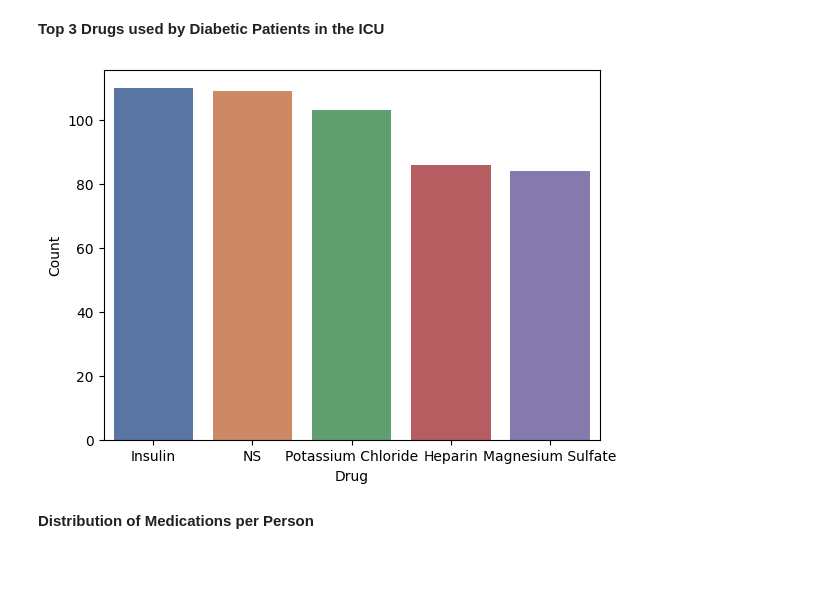
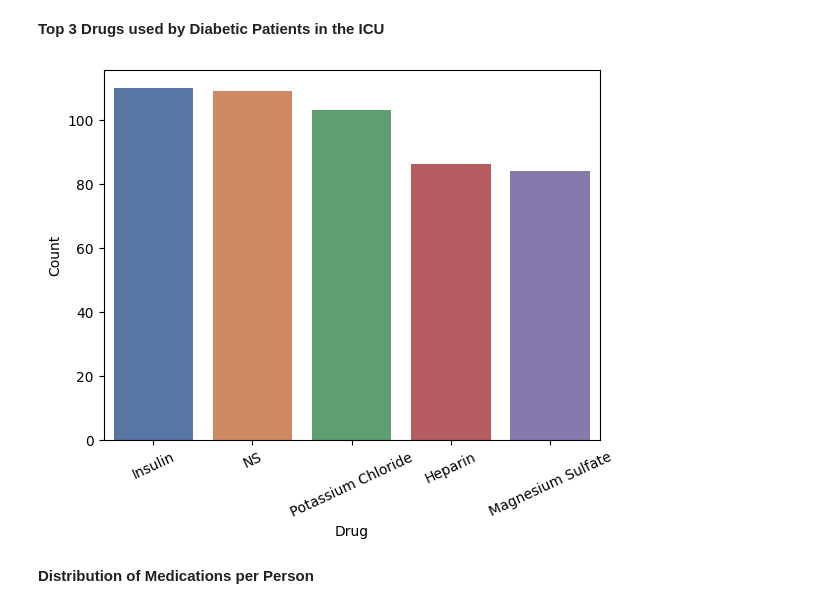
Before and after one commit to rhiats/diab_sev_mimicIII, a Jupyter notebook: Analysis_of_Patients_with_Type_2_Diabetes_in_ICU.ipynb, the cells around one changed output. Cells and saved outputs as stored; diff of their text form; code cells hidden in the pictures; blank space fills up the shorter version.

```diff
--- a/Analysis_of_Patients_with_Type_2_Diabetes_in_ICU.ipynb
+++ b/Analysis_of_Patients_with_Type_2_Diabetes_in_ICU.ipynb
@@ -80,14 +80,15 @@ plt.savefig("/content/drive/MyDrive/output/insurance.png")
 # %%
 df_drug_diab=df_presciptions[df_presciptions['subject_id'].isin(sub_id_diab)][['subject_id','drug']]
 df_drug=df_drug_diab.groupby(['drug']).nunique().reset_index()
 df_drug.rename(columns={"subject_id": "Count","drug": "Drug"}, inplace=True)
 df_top_5_drugs=df_drug.nlargest(5, 'Count')
 
 sns.barplot(data=df_top_5_drugs, x='Drug', y="Count", palette="deep")
+plt.xticks(rotation = 25)
 
 plt.savefig("/content/drive/MyDrive/output/top5Drugs.png")
 # %% [output]
-[figure, old version]
+[figure, new version]
 # %% [markdown]
 **Distribution of Medications per Person**
 # %%
```
Also changed, not shown: parts of 1 cell of this notebook.
